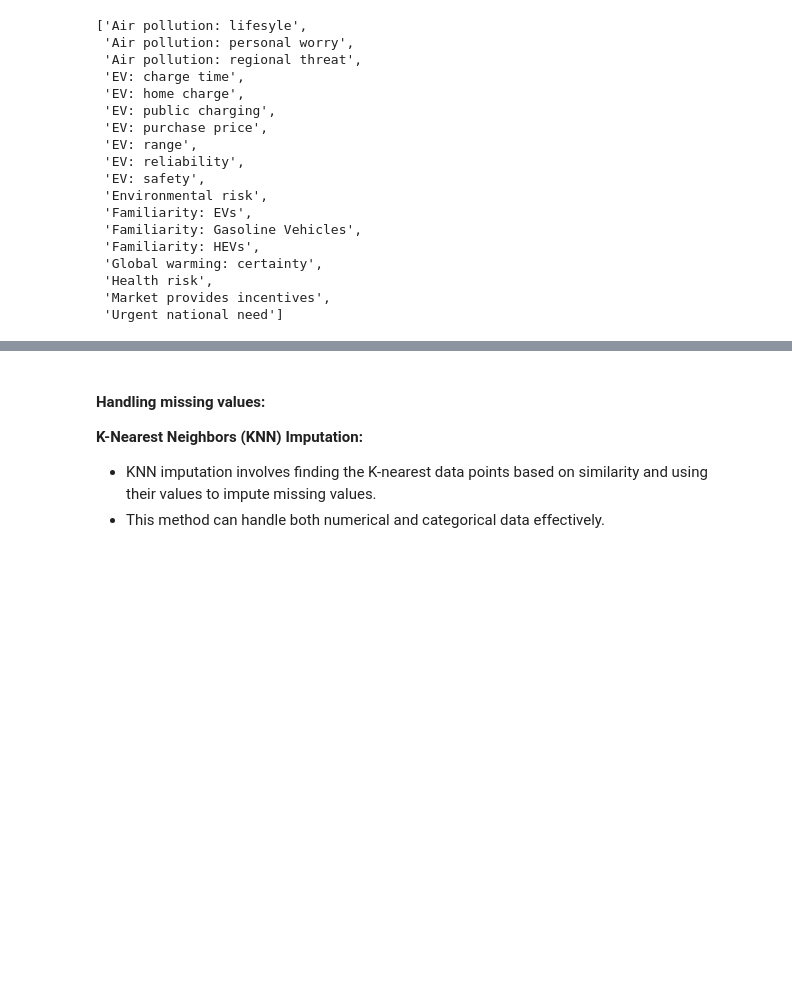
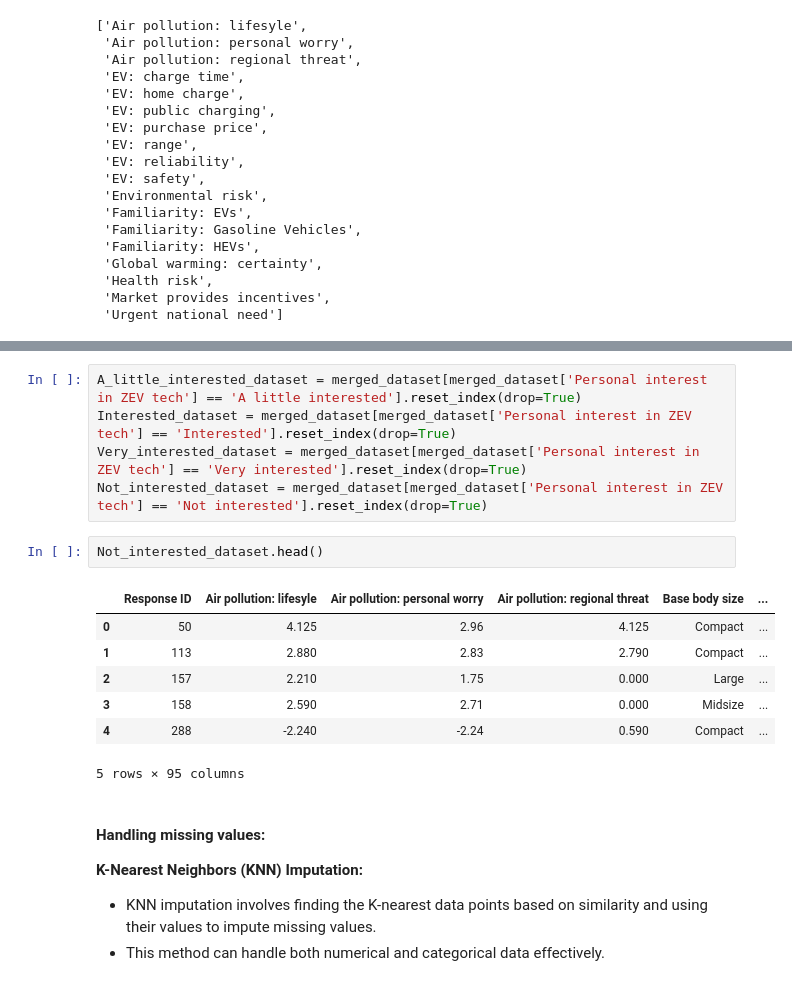
Before and after one commit to kkrusere/EV_Market-Analysis-and-Consumer-Behavior, a Jupyter notebook: data_collection_&_EDA.ipynb, the cells around one changed output, grey strips where cells are left out. Saved outputs shown, nothing was run; the diff lists cells and outputs as text; blank space fills up the shorter version.

```diff
--- a/data_collection_&_EDA.ipynb
+++ b/data_collection_&_EDA.ipynb
@@ -1217,3 +1230,18 @@ non_null_numerical_cols
+# %%
+A_little_interested_dataset = merged_dataset[merged_dataset['Personal interest in ZEV tech'] == 'A little interested'].reset_index(drop=True)
+Interested_dataset = merged_dataset[merged_dataset['Personal interest in ZEV tech'] == 'Interested'].reset_index(drop=True)
+Very_interested_dataset = merged_dataset[merged_dataset['Personal interest in ZEV tech'] == 'Very interested'].reset_index(drop=True)
+Not_interested_dataset = merged_dataset[merged_dataset['Personal interest in ZEV tech'] == 'Not interested'].reset_index(drop=True)
+# %%
+Not_interested_dataset.head()
+# %% [output]
+|  | Response ID | Air pollution: lifesyle | Air pollution: personal worry | Air pollution: regional threat | Base body size | ... |
+| 0 | 50 | 4.125 | 2.96 | 4.125 | Compact | ... |
+| 1 | 113 | 2.880 | 2.83 | 2.790 | Compact | ... |
+| 2 | 157 | 2.210 | 1.75 | 0.000 | Large | ... |
+| 3 | 158 | 2.590 | 2.71 | 0.000 | Midsize | ... |
+| 4 | 288 | -2.240 | -2.24 | 0.590 | Compact | ... |
+5 rows × 95 columns
 # %% [markdown]
 #### Handling missing values:
 
```
Also changed, not shown: parts of 7 cells of this notebook.
